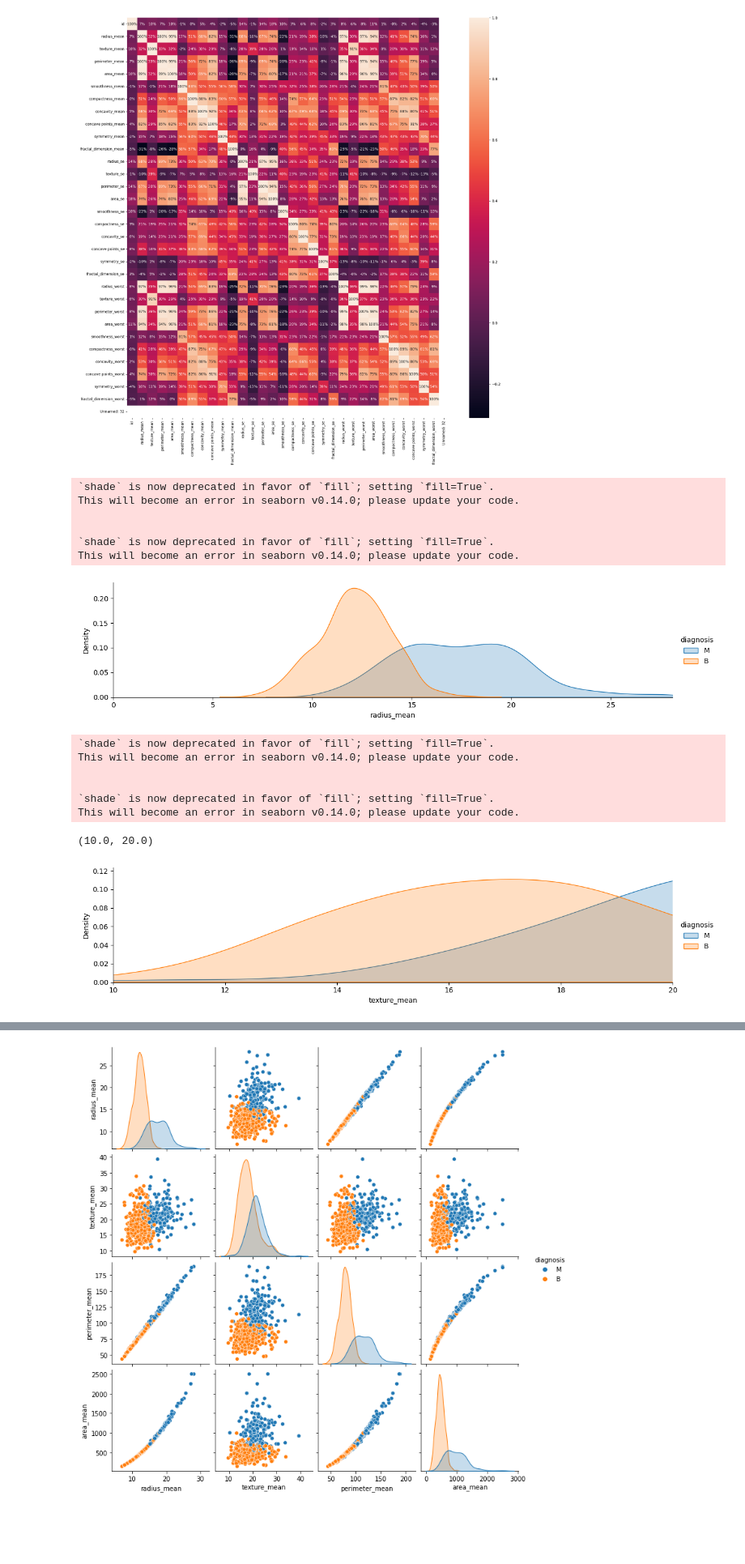
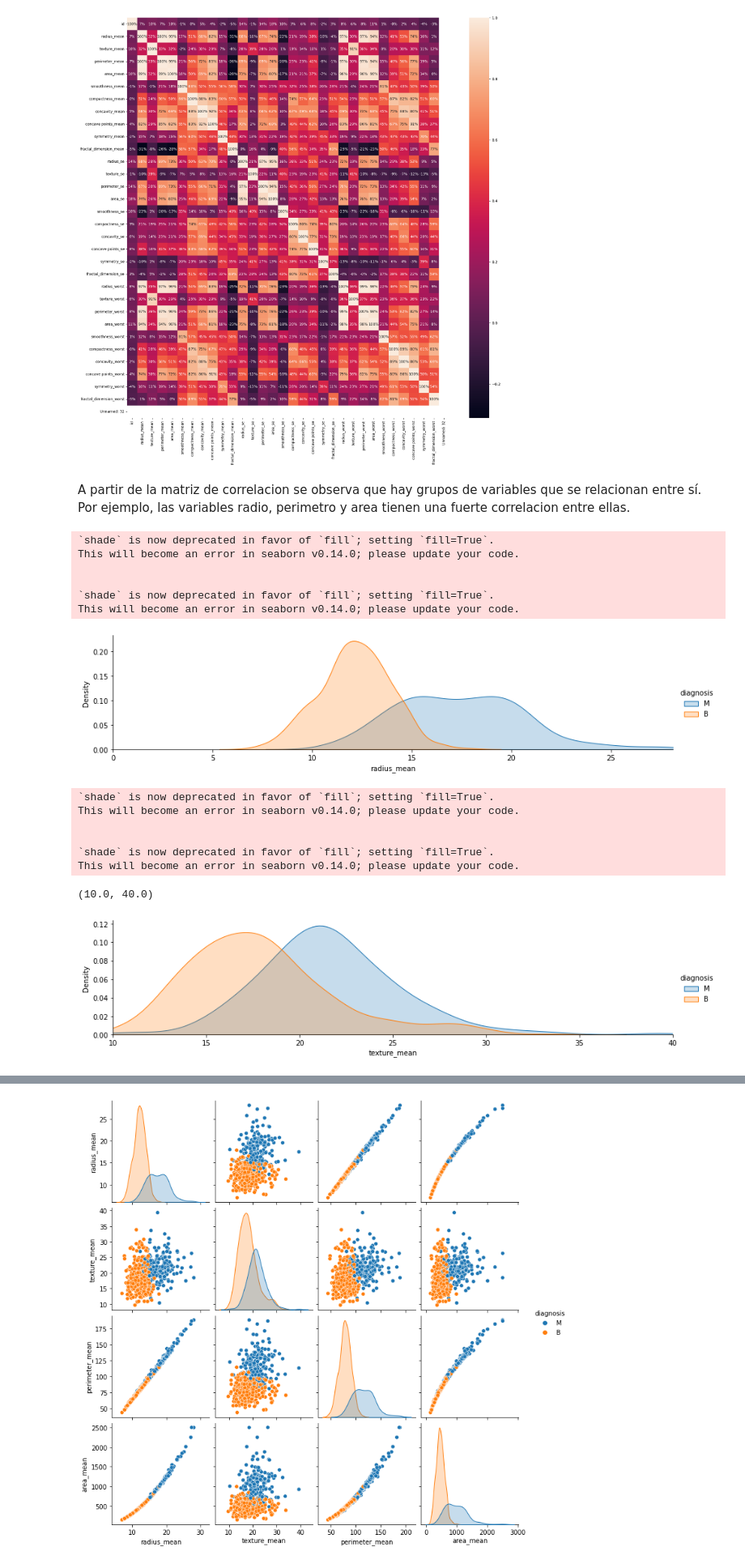
Before and after one commit to cirman/Proyecto_machine_learning, a Jupyter notebook: mynewbook/notebooks.ipynb, the cells around one changed output, grey strips where cells are left out. Shown at 81% size. Cells and saved outputs as stored; diff of their text form; code cells hidden in the pictures; blank space fills up the shorter version.

```diff
--- a/mynewbook/notebooks.ipynb
+++ b/mynewbook/notebooks.ipynb
@@ -106,31 +106,33 @@ sns.heatmap(data.corr(),annot=True,fmt='.0%')
 # %% [output]
 <AxesSubplot: >
 [figure]
+# %% [markdown]
+A partir de la matriz de correlacion se observa que hay grupos de variables que se relacionan entre sí. Por ejemplo, las variables radio, perimetro y area tienen una fuerte correlacion entre ellas.
 # %%
 facet = sns.FacetGrid(data, hue="diagnosis",aspect=4)
 facet.map(sns.kdeplot,'radius_mean',shade= True)
 facet.set(xlim=(0, data['radius_mean'].max()))
 facet.add_legend()
 plt.show()
 
 facet = sns.FacetGrid(data, hue="diagnosis",aspect=4)
 facet.map(sns.kdeplot,'texture_mean',shade= True)
 facet.set(xlim=(0, data['texture_mean'].max()))
 facet.add_legend()
-plt.xlim(10,20)
+plt.xlim(10,40)
 # %% [output]
 `shade` is now deprecated in favor of `fill`; setting `fill=True`.
 This will become an error in seaborn v0.14.0; please update your code.
 
 
 `shade` is now deprecated in favor of `fill`; setting `fill=True`.
 This will become an error in seaborn v0.14.0; please update your code.
 [figure]
 `shade` is now deprecated in favor of `fill`; setting `fill=True`.
 This will become an error in seaborn v0.14.0; please update your code.
 
 
 `shade` is now deprecated in favor of `fill`; setting `fill=True`.
 This will become an error in seaborn v0.14.0; please update your code.
-(10.0, 20.0)
+(10.0, 40.0)
-[figure, old version]
+[figure, new version]
```
Also changed, not shown: parts of 2 cells of this notebook.
